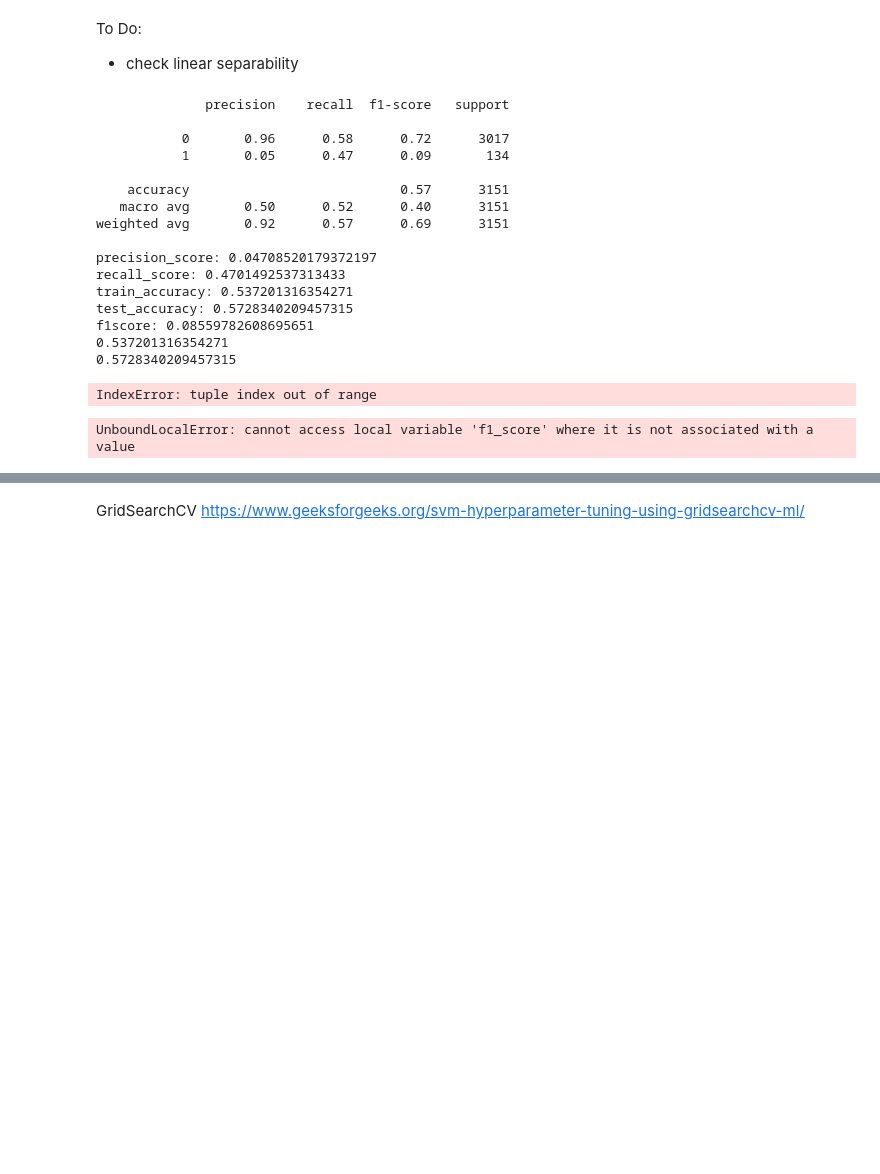
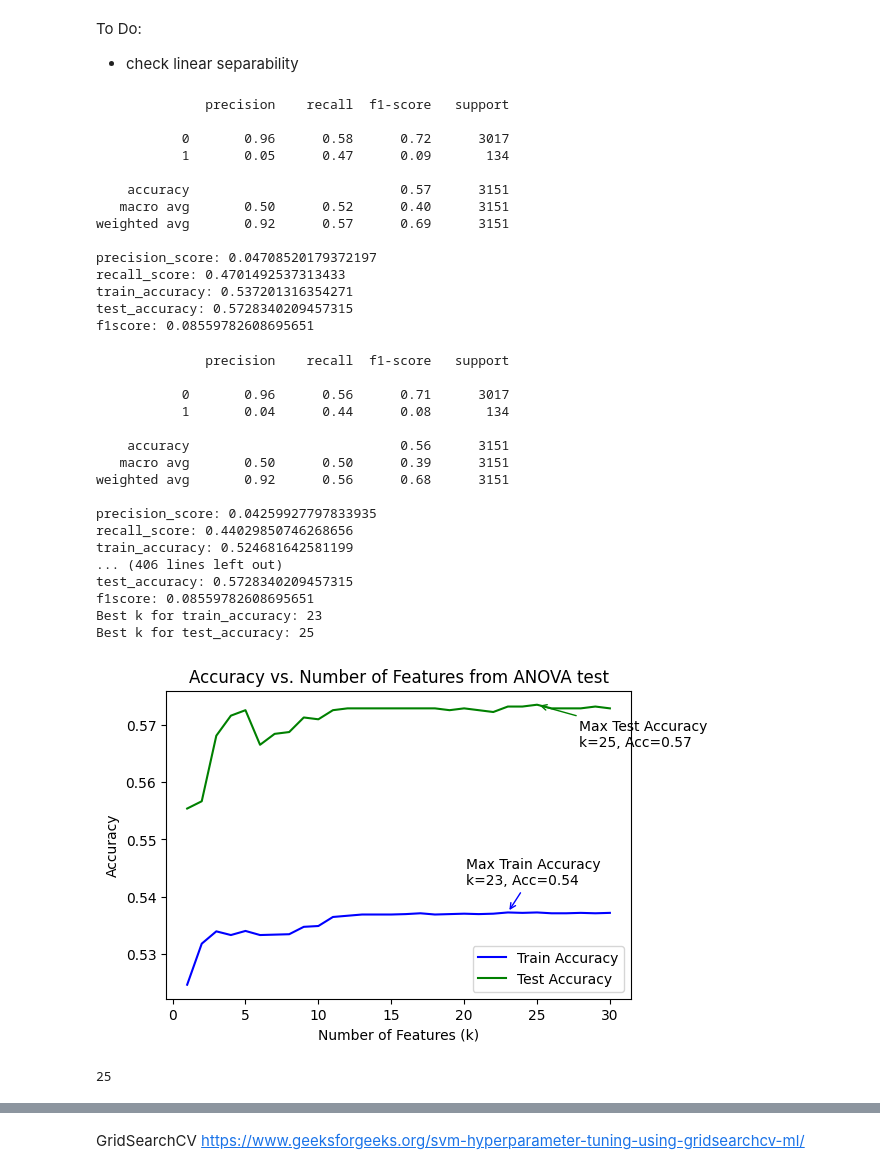
Before and after one commit to ChinSekYi/Machine-Learning-Projects, a Jupyter notebook: code/jupyter_notebooks/SVM.ipynb, the cells around one changed output, grey strips where cells are left out. Saved outputs shown, nothing was run; the diff lists cells and outputs as text; code cells hidden in the pictures; blank space fills up the shorter version.

```diff
--- a/code/jupyter_notebooks/SVM.ipynb
+++ b/code/jupyter_notebooks/SVM.ipynb
@@ -35,9 +45,8 @@ def SVM_model(*args):
     y_train.reset_index(drop=True, inplace=True)
 
     # Training the SVM model
-    svm_model = SVC(
-        kernel="linear"
-    )  # You can choose different kernels based on your data
+    svm_model = SVC(kernel="linear")
+
     svm_model.fit(X_train, y_train)
 
     # Predictions on the testing set
@@ -58,7 +67,7 @@ def SVM_model(*args):
     print(f"test_accuracy: {test_accuracy}")
     print(f"f1score: {f1_score_}")
 
-    return train_accuracy, test_accuracy, y_pred_test
+    return train_accuracy, test_accuracy
 # %%
 def SVM_return_model(*args):
     X_train = args[0]
@@ -104,9 +113,9 @@ X_train.shape: (13978, 30)
 To Do:
 - check linear separability
 # %%
-train_accuracy, test_accuracy, y_pred_test = SVM_model(*train_test_dataset)
-print(train_accuracy)
-print(test_accuracy)
+# SVM model with df after preprocessing.
+# X_train.shape: (13978, 30)
+train_accuracy, test_accuracy = SVM_model(*train_test_dataset)
 
 # kernel = rbf , [train, test] = [0.5304764630133066, 0.5147572199301809]
 # kernel = linear, [train, test] = [0.537201316354271, 0.5728340209457315]
@@ -125,18 +134,33 @@ recall_score: 0.4701492537313433
 train_accuracy: 0.537201316354271
 test_accuracy: 0.5728340209457315
 f1score: 0.08559782608695651
-0.537201316354271
-0.5728340209457315
 # %%
+# get the best number of features that gives the highest test accuracy for SVM model
+
 best_train_test_dataset = dp.find_best_k_features_from_ANOVA(
-    SVM_model, *train_test_dataset[:2]  # bc i added y_pred_test
+    SVM_model, *train_test_dataset
 )
+
 print(len(best_train_test_dataset[0].columns))
-# Best k for train_accuracy: 23
+# Best k for train_accuracy: 23\
 # Best k for test_accuracy: 25
 # %% [output]
-IndexError: tuple index out of range
+              precision    recall  f1-score   support
+
+           0       0.96      0.56      0.71      3017
+           1       0.04      0.44      0.08       134
+
+    accuracy                           0.56      3151
+   macro avg       0.50      0.50      0.39      3151
+weighted avg       0.92      0.56      0.68      3151
+
+precision_score: 0.04259927797833935
+recall_score: 0.44029850746268656
+train_accuracy: 0.524681642581199
+... (406 lines left out)
+test_accuracy: 0.5728340209457315
+f1score: 0.08559782608695651
+Best k for train_accuracy: 23
+Best k for test_accuracy: 25
+[figure, added]
+25
-# %%
-SVM_model(*best_train_test_dataset)
-# %% [output]
-UnboundLocalError: cannot access local variable 'f1_score' where it is not associated with a value
```
Also changed, not shown: parts of 12 cells of this notebook, 7 other files.
